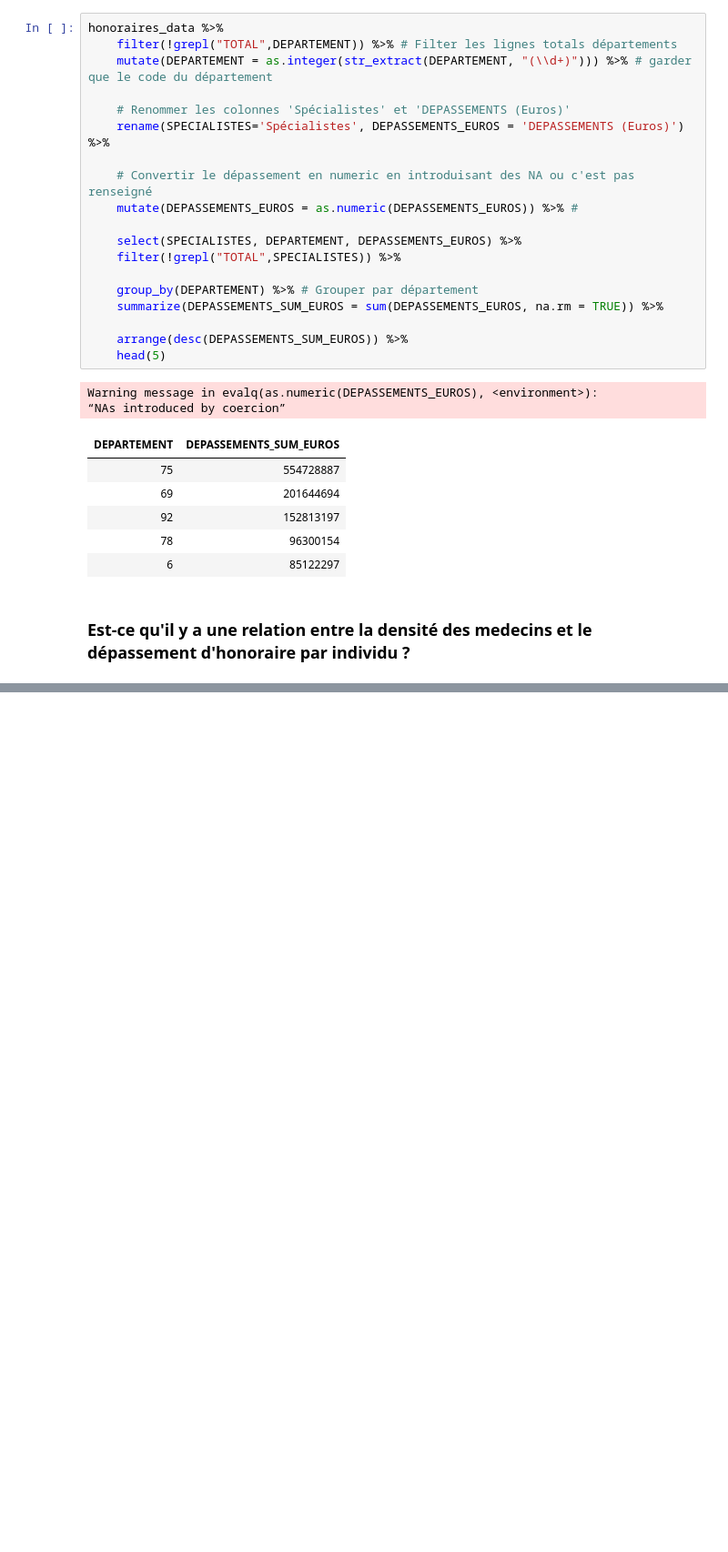
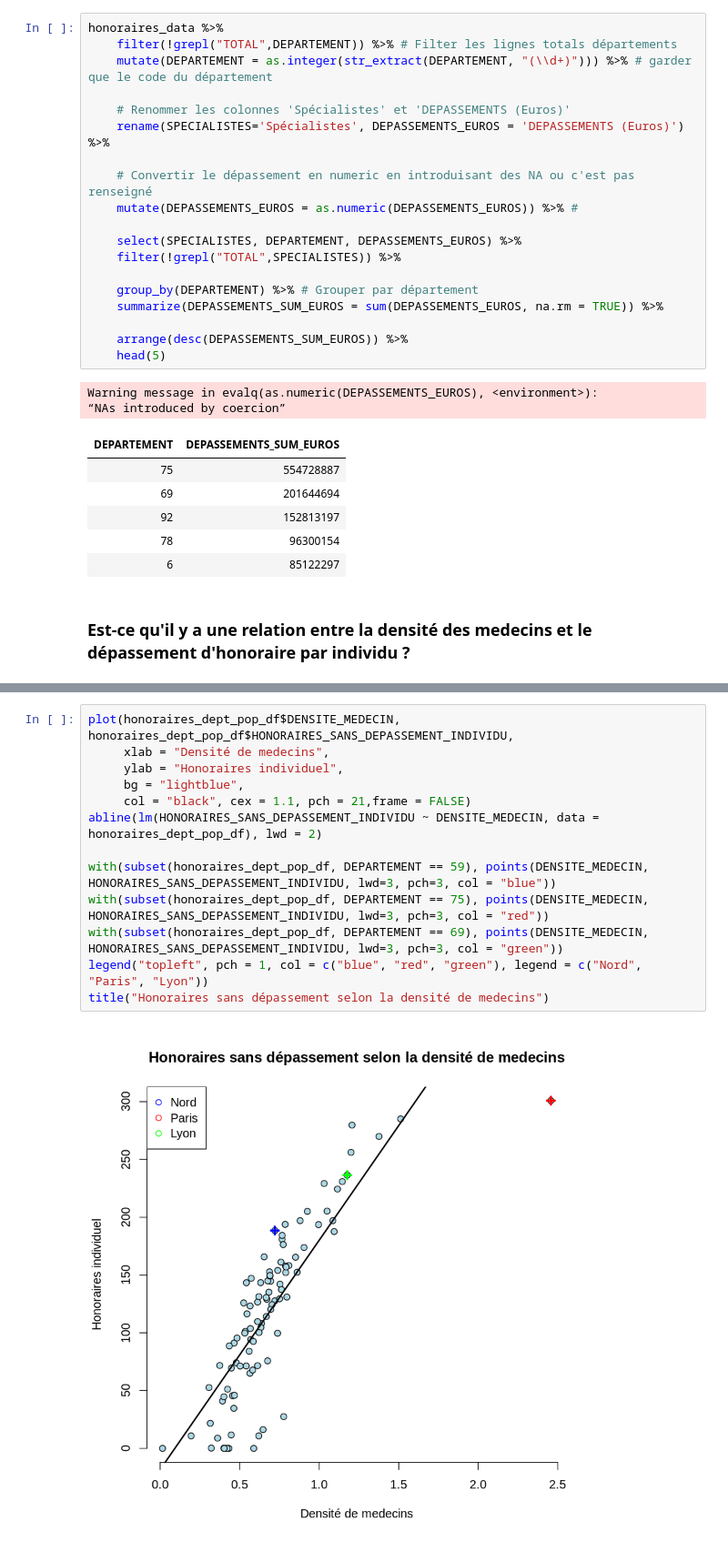
Before and after one commit to radcheb/R_course, a Jupyter notebook: TP1/TP hackathon Etalab- solution.ipynb, the cells around one changed output, grey strips where cells are left out. Shown at 91% size. Saved outputs shown, nothing was run; the diff lists cells and outputs as text; blank space fills up the shorter version.

```diff
--- a/TP1/TP hackathon Etalab- solution.ipynb
+++ b/TP1/TP hackathon Etalab- solution.ipynb
@@ -180,0 +261,15 @@ Warning message in evalq(as.numeric(DEPASSEMENTS_EUROS), <environment>):
+# %%
+plot(honoraires_dept_pop_df$DENSITE_MEDECIN, honoraires_dept_pop_df$HONORAIRES_SANS_DEPASSEMENT_INDIVIDU,
+     xlab = "Densité de medecins",
+     ylab = "Honoraires individuel",
+     bg = "lightblue",
+     col = "black", cex = 1.1, pch = 21,frame = FALSE)
+abline(lm(HONORAIRES_SANS_DEPASSEMENT_INDIVIDU ~ DENSITE_MEDECIN, data = honoraires_dept_pop_df), lwd = 2)
+
+with(subset(honoraires_dept_pop_df, DEPARTEMENT == 59), points(DENSITE_MEDECIN, HONORAIRES_SANS_DEPASSEMENT_INDIVIDU, lwd=3, pch=3, col = "blue"))
+with(subset(honoraires_dept_pop_df, DEPARTEMENT == 75), points(DENSITE_MEDECIN, HONORAIRES_SANS_DEPASSEMENT_INDIVIDU, lwd=3, pch=3, col = "red"))
+with(subset(honoraires_dept_pop_df, DEPARTEMENT == 69), points(DENSITE_MEDECIN, HONORAIRES_SANS_DEPASSEMENT_INDIVIDU, lwd=3, pch=3, col = "green"))
+legend("topleft", pch = 1, col = c("blue", "red", "green"), legend = c("Nord", "Paris", "Lyon"))
+title("Honoraires sans dépassement selon la densité de medecins")
+# %% [output]
+[figure, added]
```
Also changed, not shown: parts of 10 cells of this notebook, 2 other files.
